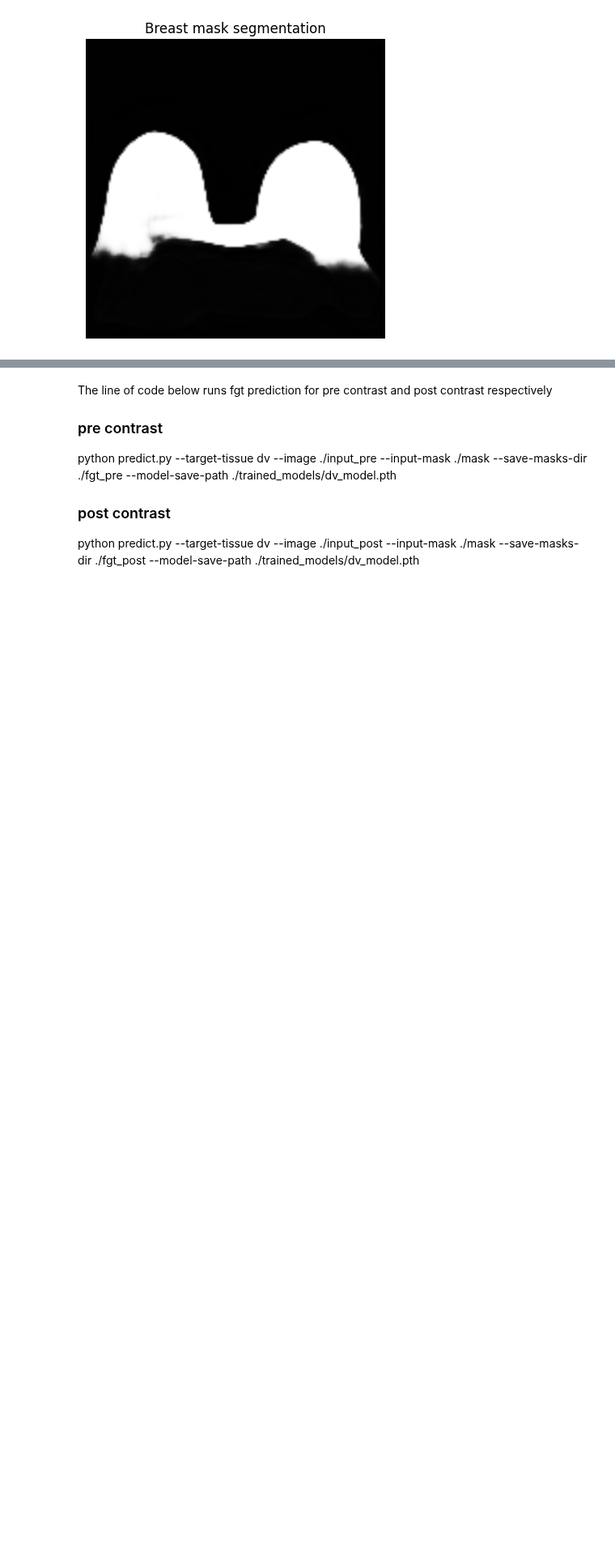
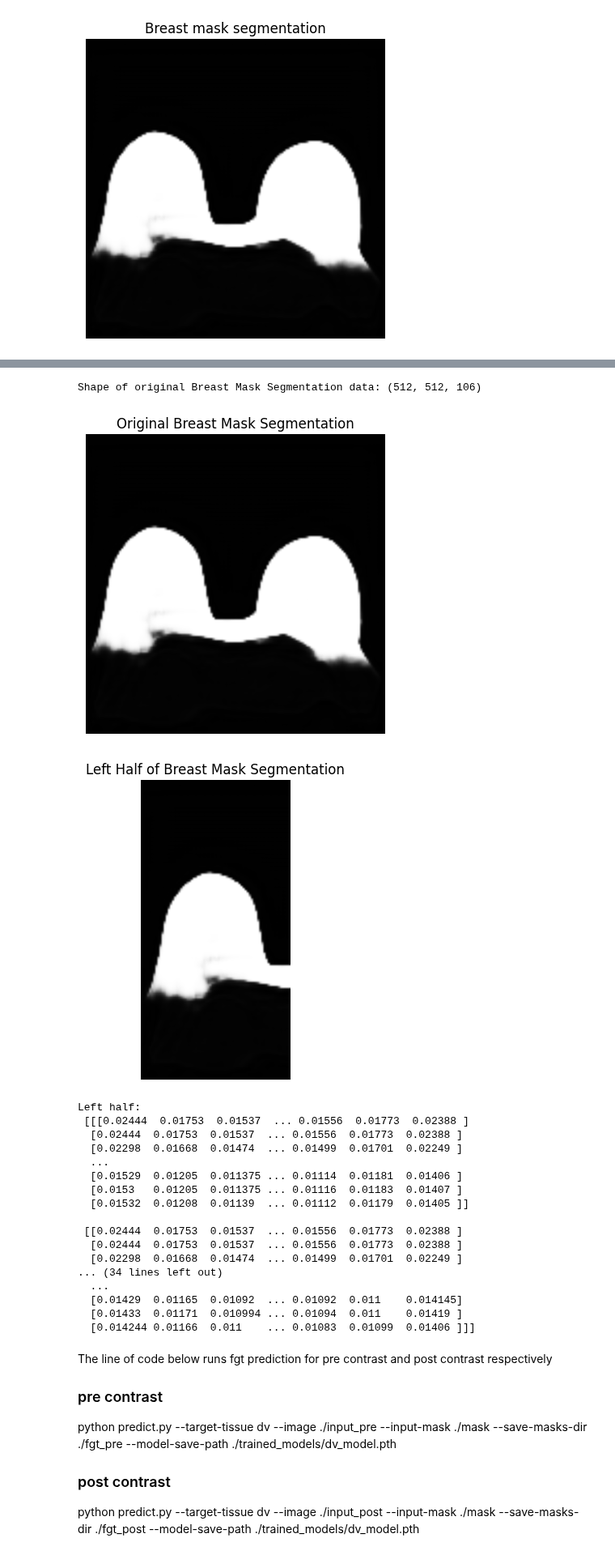
Before and after one commit to hsuryainfo/3D-Breast-FGT-and-Blood-Vessel-Segmentation, a Jupyter notebook: ispy.ipynb, the cells around one changed output, grey strips where cells are left out. Shown at 81% size. Cells and saved outputs as stored; diff of their text form; code cells hidden in the pictures; blank space fills up the shorter version.

```diff
--- a/ispy.ipynb
+++ b/ispy.ipynb
@@ -62,3 +64,49 @@ plt.show()
+# %%
+import numpy as np
+import matplotlib.pyplot as plt
+import os
+
+breast_mask_seg = np.load('./mask/output.npy')
+print("Shape of original Breast Mask Segmentation data:", breast_mask_seg.shape)
+
+plt.imshow(breast_mask_seg[:,:,42], cmap='gray')
+plt.title('Original Breast Mask Segmentation')
+plt.axis('off')
+plt.show()
+
+mid_index = breast_mask_seg.shape[1] // 2
+
+left_half = breast_mask_seg[:, :mid_index, :]
+
+plt.imshow(left_half[:,:,42], cmap = 'gray')
+plt.title('Left Half of Breast Mask Segmentation')
+plt.axis('off')
+plt.show()
+
+print("Left half:\n", left_half)
+
+np.save('./mask/mask_left.npy', left_half)
+# %% [output]
+Shape of original Breast Mask Segmentation data: (512, 512, 106)
+[figure, added]
+[figure, added]
+Left half:
+ [[[0.02444  0.01753  0.01537  ... 0.01556  0.01773  0.02388 ]
+  [0.02444  0.01753  0.01537  ... 0.01556  0.01773  0.02388 ]
+  [0.02298  0.01668  0.01474  ... 0.01499  0.01701  0.02249 ]
+  ...
+  [0.01529  0.01205  0.011375 ... 0.01114  0.01181  0.01406 ]
+  [0.0153   0.01205  0.011375 ... 0.01116  0.01183  0.01407 ]
+  [0.01532  0.01208  0.01139  ... 0.01112  0.01179  0.01405 ]]
+
+ [[0.02444  0.01753  0.01537  ... 0.01556  0.01773  0.02388 ]
+  [0.02444  0.01753  0.01537  ... 0.01556  0.01773  0.02388 ]
+  [0.02298  0.01668  0.01474  ... 0.01499  0.01701  0.02249 ]
+... (34 lines left out)
+  ...
+  [0.01429  0.01165  0.01092  ... 0.01092  0.011    0.014145]
+  [0.01433  0.01171  0.010994 ... 0.01094  0.011    0.01419 ]
+  [0.014244 0.01166  0.011    ... 0.01083  0.01099  0.01406 ]]]
 # %% [markdown]
 The line of code below runs fgt prediction for pre contrast and post contrast respectively
 
```
Also changed, not shown: parts of 7 cells of this notebook, 1 other file.
